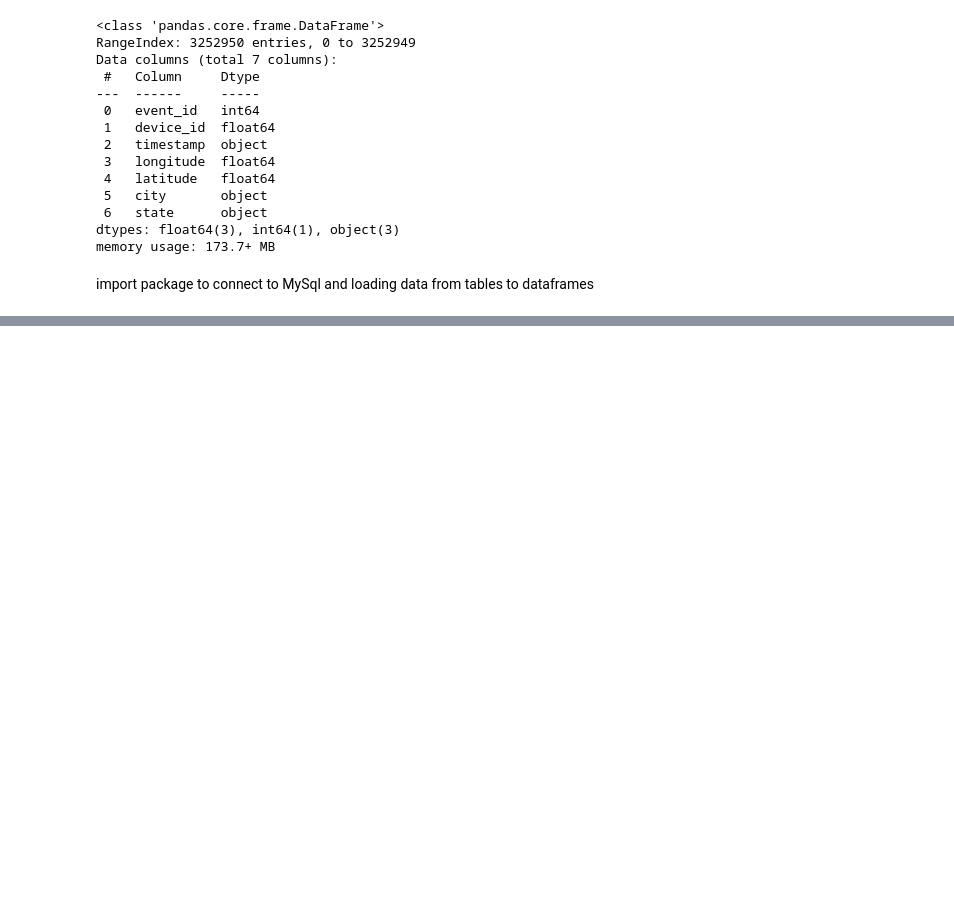
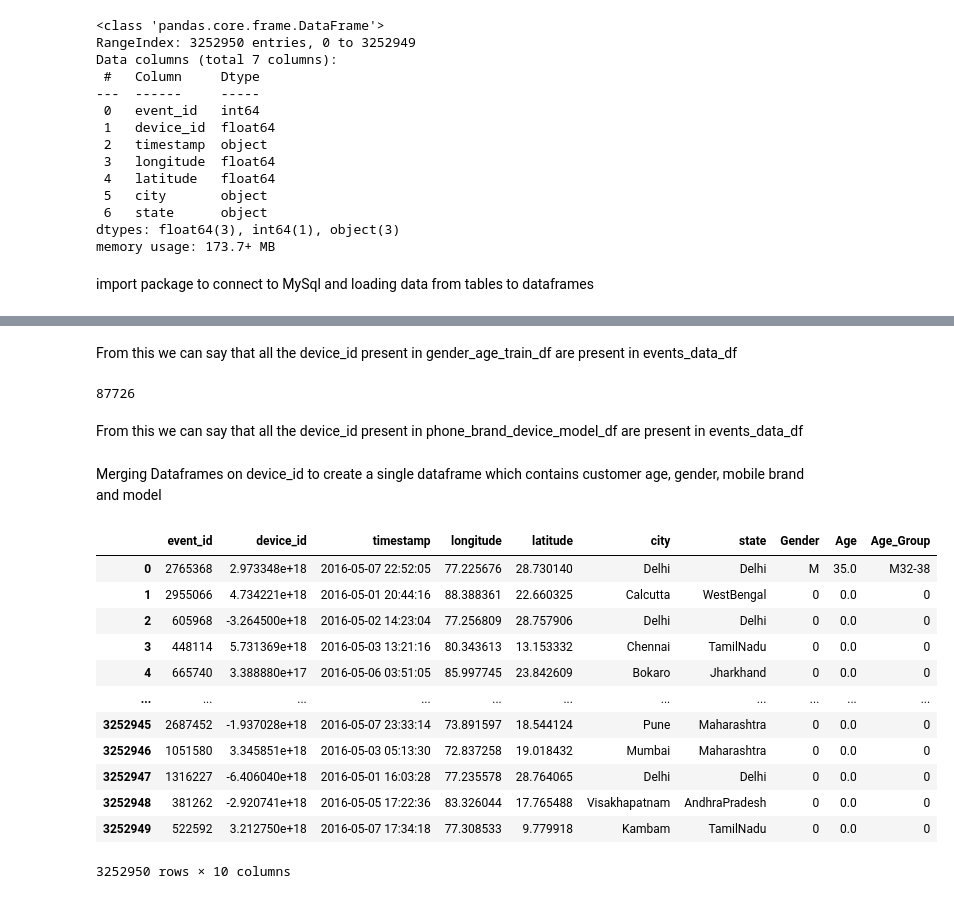
Before and after one commit to santhoshbvsrk/CapstoneProjects, a Jupyter notebook: DataAnalytics_CDF/InsaidTelecom_CDFCapstone.ipynb, the cells around one changed output, grey strips where cells are left out. Cells and saved outputs as stored; diff of their text form; code cells hidden in the pictures; blank space fills up the shorter version.

```diff
--- a/DataAnalytics_CDF/InsaidTelecom_CDFCapstone.ipynb
+++ b/DataAnalytics_CDF/InsaidTelecom_CDFCapstone.ipynb
@@ -118,0 +176,33 @@ Data from Phone_Brand_Device_Model Table
+# %% [markdown]
+From this we can say that all the device_id present in gender_age_train_df are present in events_data_df
+# %%
+count=0
+for id in phone_brand_device_model_df['device_id']:
+  events_data_df[events_data_df['device_id']==id]
+  count=count+1
+
+print("Number of DeviceIds common in EventsData & PhoneBrandDeviceModel are: ",count)
+# %% [output]
+87726
+# %% [markdown]
+From this we can say that all the device_id present in phone_brand_device_model_df are present in events_data_df
+# %% [markdown]
+Merging Dataframes on device_id to create a single dataframe which contains customer age, gender, mobile brand and model
+# %%
+device_data_df=pd.merge(events_data_df,gender_age_train_df,on='device_id',how='left')
+device_data_df.fillna(0,inplace=True)
+device_data_df
+# %% [output]
+|  | event_id | device_id | timestamp | longitude | latitude | city | state | Gender | Age | Age_Group |
+| 0 | 2765368 | 2.973348e+18 | 2016-05-07 22:52:05 | 77.225676 | 28.730140 | Delhi | Delhi | M | 35.0 | M32-38 |
+| 1 | 2955066 | 4.734221e+18 | 2016-05-01 20:44:16 | 88.388361 | 22.660325 | Calcutta | WestBengal | 0 | 0.0 | 0 |
+| 2 | 605968 | -3.264500e+18 | 2016-05-02 14:23:04 | 77.256809 | 28.757906 | Delhi | Delhi | 0 | 0.0 | 0 |
+| 3 | 448114 | 5.731369e+18 | 2016-05-03 13:21:16 | 80.343613 | 13.153332 | Chennai | TamilNadu | 0 | 0.0 | 0 |
+| 4 | 665740 | 3.388880e+17 | 2016-05-06 03:51:05 | 85.997745 | 23.842609 | Bokaro | Jharkhand | 0 | 0.0 | 0 |
+| ... | ... | ... | ... | ... | ... | ... | ... | ... | ... | ... |
+| 3252945 | 2687452 | -1.937028e+18 | 2016-05-07 23:33:14 | 73.891597 | 18.544124 | Pune | Maharashtra | 0 | 0.0 | 0 |
+| 3252946 | 1051580 | 3.345851e+18 | 2016-05-03 05:13:30 | 72.837258 | 19.018432 | Mumbai | Maharashtra | 0 | 0.0 | 0 |
+| 3252947 | 1316227 | -6.406040e+18 | 2016-05-01 16:03:28 | 77.235578 | 28.764065 | Delhi | Delhi | 0 | 0.0 | 0 |
+| 3252948 | 381262 | -2.920741e+18 | 2016-05-05 17:22:36 | 83.326044 | 17.765488 | Visakhapatnam | AndhraPradesh | 0 | 0.0 | 0 |
+| 3252949 | 522592 | 3.212750e+18 | 2016-05-07 17:34:18 | 77.308533 | 9.779918 | Kambam | TamilNadu | 0 | 0.0 | 0 |
+3252950 rows × 10 columns
```
Also changed, not shown: parts of 11 cells of this notebook.
